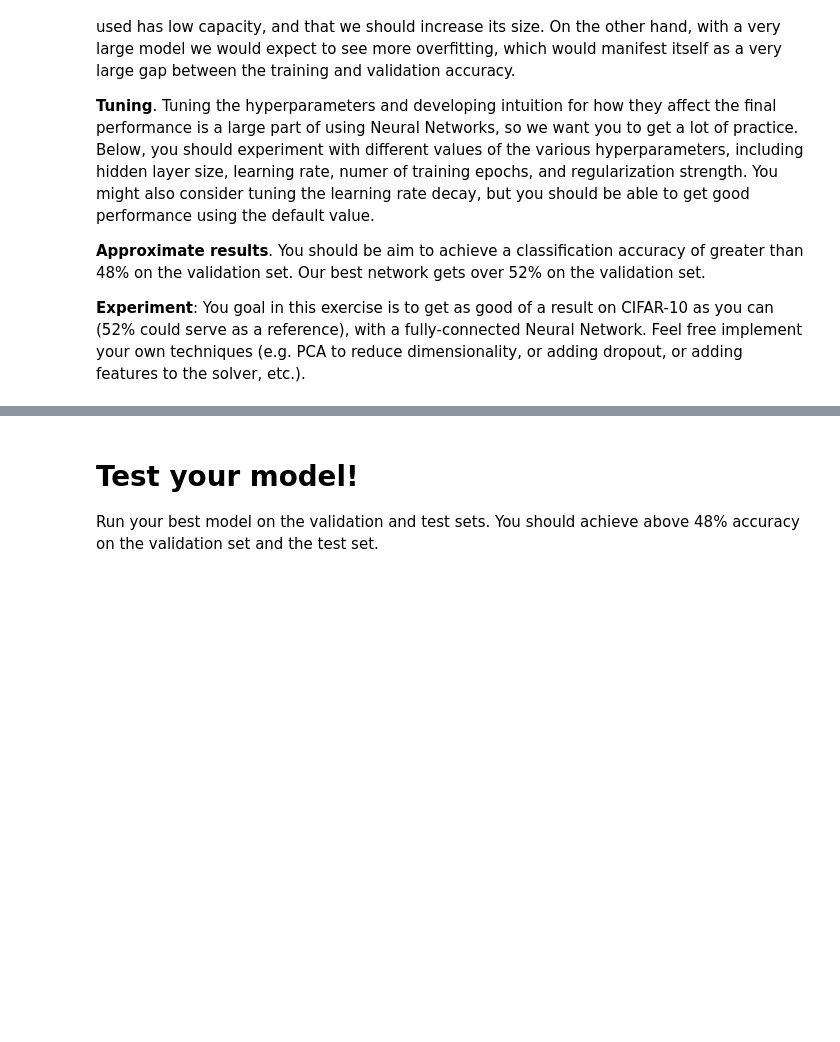
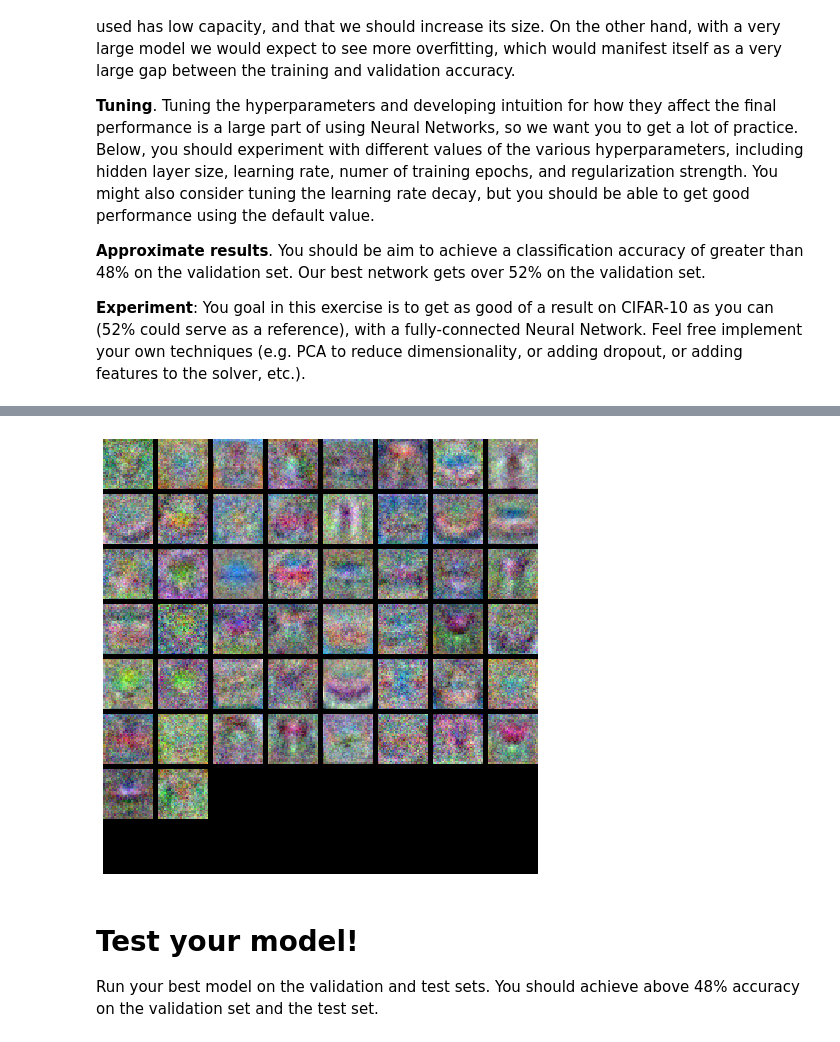
Before and after one commit to Calcifer777/learn-computer-vision, a Jupyter notebook: stanford-cs231n/assignments/assignment1/two_layer_net.ipynb, the cells around one changed output, grey strips where cells are left out. Cells and saved outputs as stored; diff of their text form; code cells hidden in the pictures; blank space fills up the shorter version.

```diff
--- a/stanford-cs231n/assignments/assignment1/two_layer_net.ipynb
+++ b/stanford-cs231n/assignments/assignment1/two_layer_net.ipynb
@@ -407,3 +487,18 @@ pass
+# %%
+from cs231n.vis_utils import visualize_grid
+
+# Visualize the weights of the network
+
+def show_net_weights(net):
+    W1 = net.params['W1']
+    W1 = W1.reshape(3, 32, 32, -1).transpose(3, 1, 2, 0)
+    plt.imshow(visualize_grid(W1, padding=3).astype('uint8'))
+    plt.gca().axis('off')
+    plt.show()
+
+show_net_weights(best_model)
+# %% [output]
+[figure, added]
 # %% [markdown]
 # Test your model!
 Run your best model on the validation and test sets. You should achieve above 48% accuracy on the validation set and the test set.
```
Also changed, not shown: parts of 10 cells of this notebook, 2 other files.
